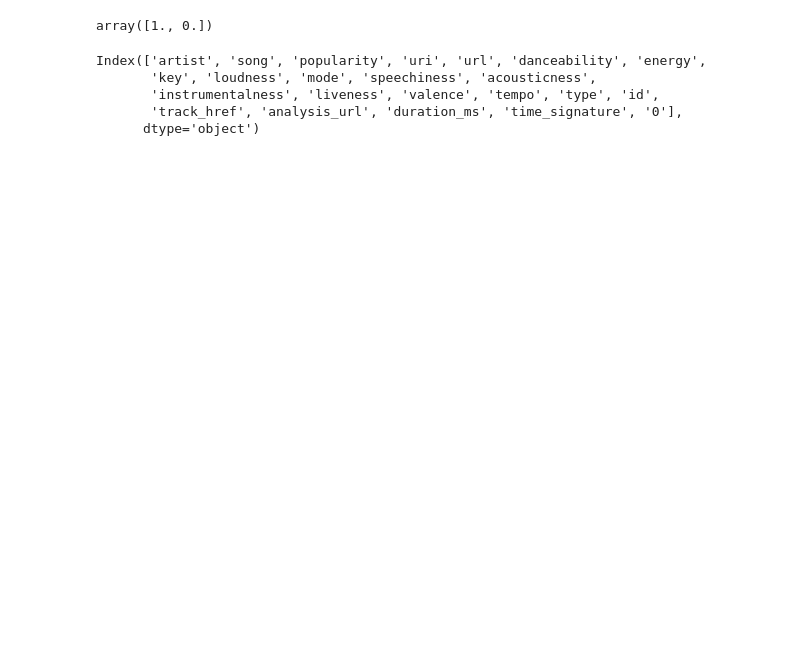
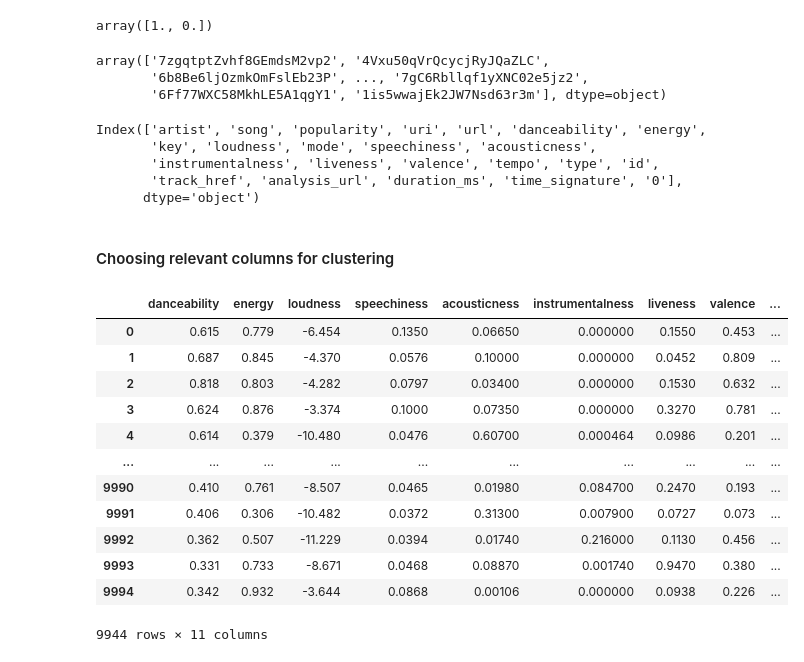
Before and after one commit to JPSittinger/lab-web-scraping-single-page, a Jupyter notebook: Clustering Songs.ipynb, the cells around one changed output. Saved outputs shown, nothing was run; the diff lists cells and outputs as text; code cells hidden in the pictures; blank space fills up the shorter version.

```diff
--- a/Clustering Songs.ipynb
+++ b/Clustering Songs.ipynb
@@ -22,6 +24,12 @@ merged_df
 merged_df["mode"].unique()
 # %% [output]
 array([1., 0.])
+# %%
+merged_df["id"].unique()
+# %% [output]
+array(['7zgqtptZvhf8GEmdsM2vp2', '4Vxu50qVrQcycjRyJQaZLC',
+       '6b8Be6ljOzmkOmFslEb23P', ..., '7gC6Rbllqf1yXNC02e5jz2',
+       '6Ff77WXC58MkhLE5A1qgY1', '1is5wwajEk2JW7Nsd63r3m'], dtype=object)
 # %%
 merged_df.columns
 # %% [output]
@@ -30,4 +38,6 @@ Index(['artist', 'song', 'popularity', 'uri', 'url', 'danceability', 'energy',
        'instrumentalness', 'liveness', 'valence', 'tempo', 'type', 'id',
        'track_href', 'analysis_url', 'duration_ms', 'time_signature', '0'],
       dtype='object')
+# %% [markdown]
+#### Choosing relevant columns for clustering
 # %%
@@ -34,0 +45,16 @@ merged_df_clean = merged_df['artist', 'song', 'popularity', 'uri', 'url', 'dance
+# %%
+clustering_df
+# %% [output]
+|  | danceability | energy | loudness | speechiness | acousticness | instrumentalness | liveness | valence | ... |
+| 0 | 0.615 | 0.779 | -6.454 | 0.1350 | 0.06650 | 0.000000 | 0.1550 | 0.453 | ... |
+| 1 | 0.687 | 0.845 | -4.370 | 0.0576 | 0.10000 | 0.000000 | 0.0452 | 0.809 | ... |
+| 2 | 0.818 | 0.803 | -4.282 | 0.0797 | 0.03400 | 0.000000 | 0.1530 | 0.632 | ... |
+| 3 | 0.624 | 0.876 | -3.374 | 0.1000 | 0.07350 | 0.000000 | 0.3270 | 0.781 | ... |
+| 4 | 0.614 | 0.379 | -10.480 | 0.0476 | 0.60700 | 0.000464 | 0.0986 | 0.201 | ... |
+| ... | ... | ... | ... | ... | ... | ... | ... | ... | ... |
+| 9990 | 0.410 | 0.761 | -8.507 | 0.0465 | 0.01980 | 0.084700 | 0.2470 | 0.193 | ... |
+| 9991 | 0.406 | 0.306 | -10.482 | 0.0372 | 0.31300 | 0.007900 | 0.0727 | 0.073 | ... |
+| 9992 | 0.362 | 0.507 | -11.229 | 0.0394 | 0.01740 | 0.216000 | 0.1130 | 0.456 | ... |
+| 9993 | 0.331 | 0.733 | -8.671 | 0.0468 | 0.08870 | 0.001740 | 0.9470 | 0.380 | ... |
+| 9994 | 0.342 | 0.932 | -3.644 | 0.0868 | 0.00106 | 0.000000 | 0.0938 | 0.226 | ... |
+9944 rows × 11 columns
```
Also changed, not shown: parts of 13 cells of this notebook, 1 other file.
